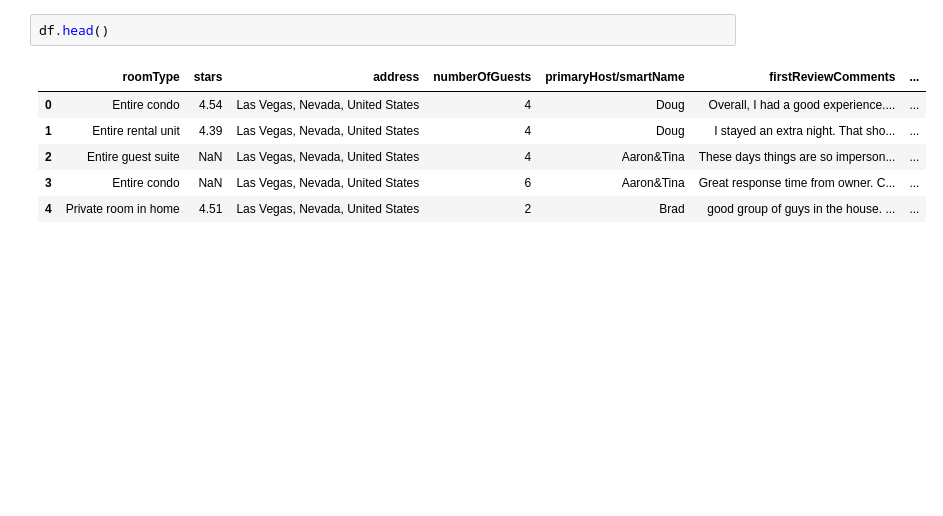
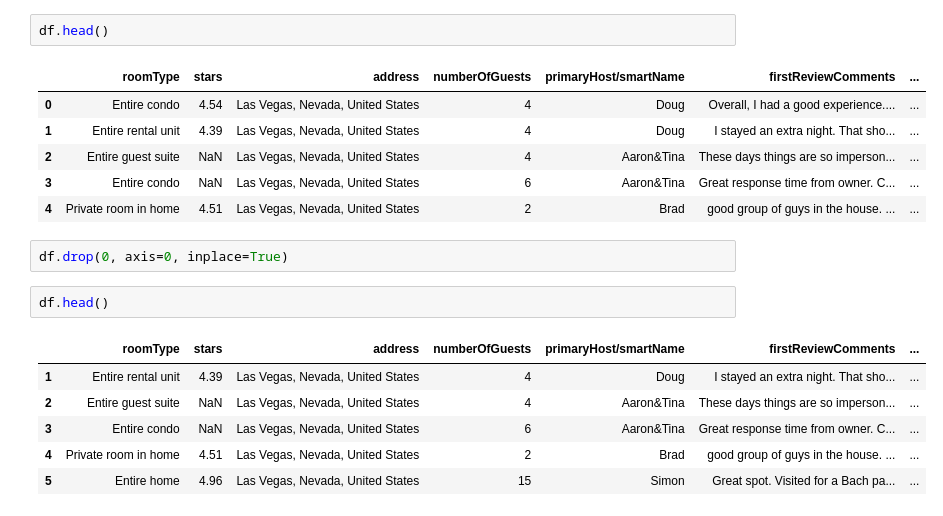
Before and after one commit to arturmusalimov/ml_shared, a Jupyter notebook: week3/pnadas_las_vegas.ipynb, the cells around one changed output. Saved outputs shown, nothing was run; the diff lists cells and outputs as text; blank space fills up the shorter version.

```diff
--- a/week3/pnadas_las_vegas.ipynb
+++ b/week3/pnadas_las_vegas.ipynb
@@ -101,3 +101,14 @@ df.head()
 | 2 | Entire guest suite | NaN | Las Vegas, Nevada, United States | 4 | Aaron&Tina | These days things are so imperson... | ... |
 | 3 | Entire condo | NaN | Las Vegas, Nevada, United States | 6 | Aaron&Tina | Great response time from owner. C... | ... |
 | 4 | Private room in home | 4.51 | Las Vegas, Nevada, United States | 2 | Brad | good group of guys in the house. ... | ... |
+# %%
+df.drop(0, axis=0, inplace=True)
+# %%
+df.head()
+# %% [output]
+|  | roomType | stars | address | numberOfGuests | primaryHost/smartName | firstReviewComments | ... |
+| 1 | Entire rental unit | 4.39 | Las Vegas, Nevada, United States | 4 | Doug | I stayed an extra night. That sho... | ... |
+| 2 | Entire guest suite | NaN | Las Vegas, Nevada, United States | 4 | Aaron&Tina | These days things are so imperson... | ... |
+| 3 | Entire condo | NaN | Las Vegas, Nevada, United States | 6 | Aaron&Tina | Great response time from owner. C... | ... |
+| 4 | Private room in home | 4.51 | Las Vegas, Nevada, United States | 2 | Brad | good group of guys in the house. ... | ... |
+| 5 | Entire home | 4.96 | Las Vegas, Nevada, United States | 15 | Simon | Great spot. Visited for a Bach pa... | ... |
```
Also changed, not shown: parts of 6 cells of this notebook, 2 other files.
